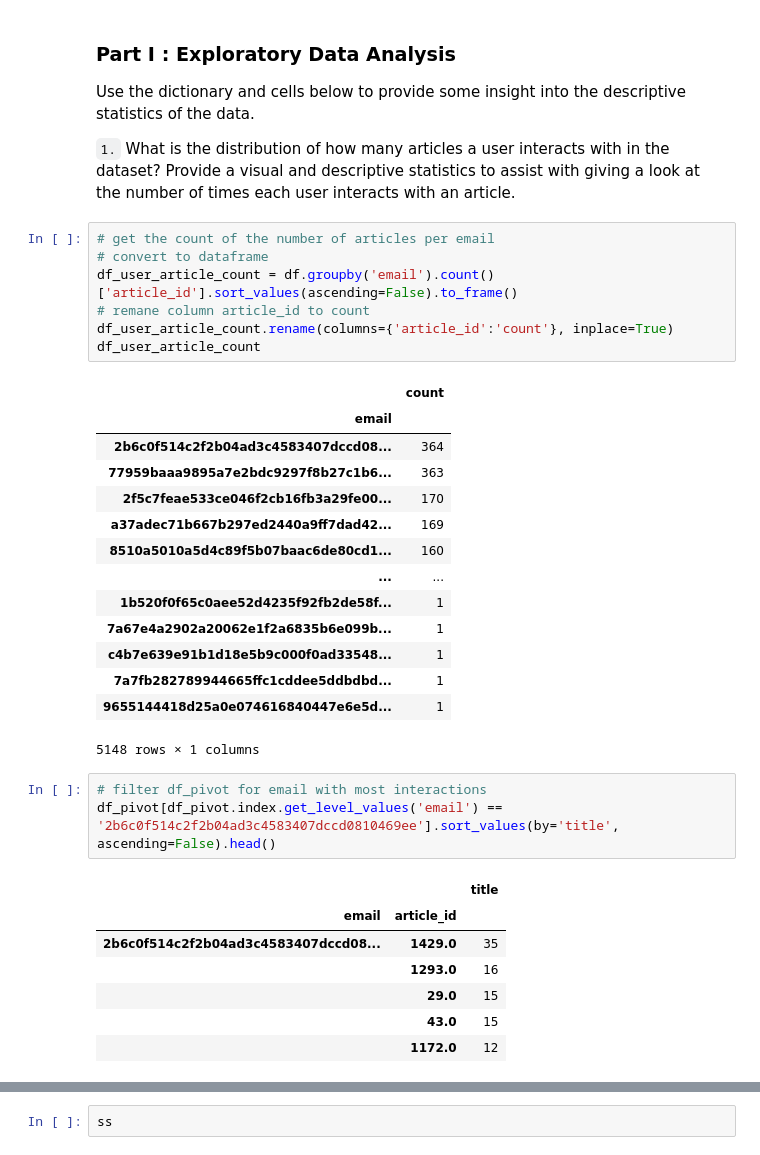
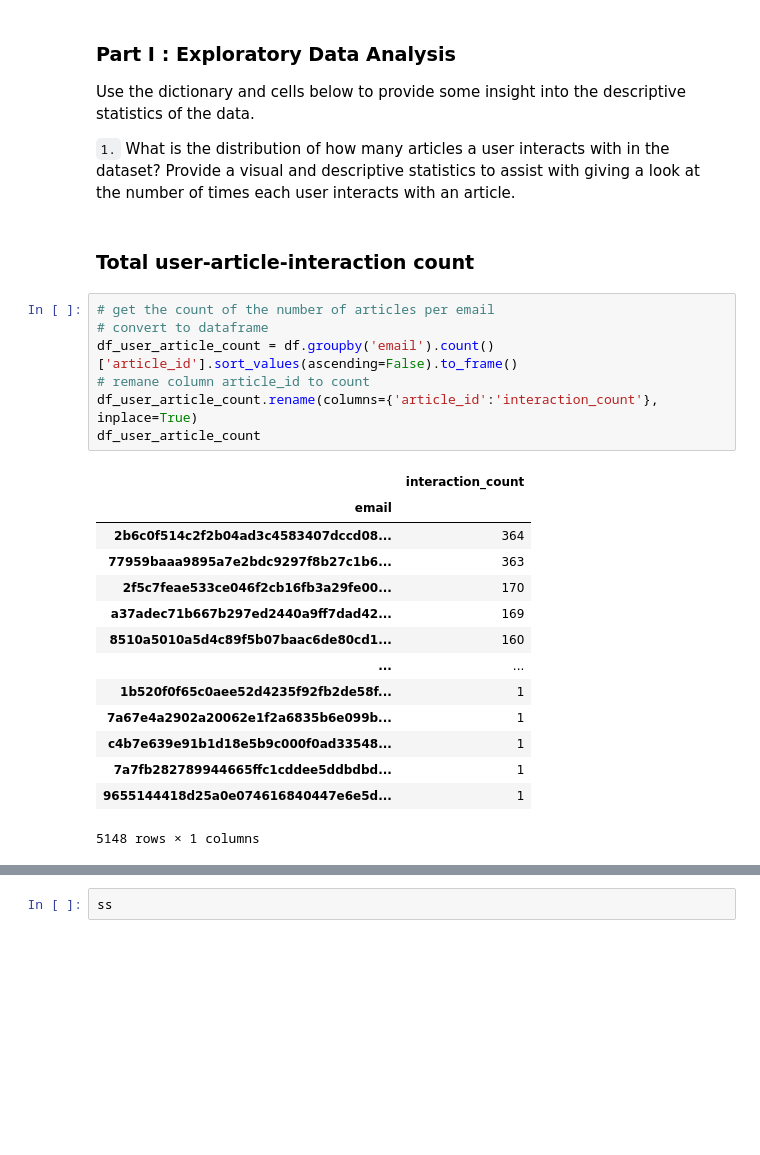
Before and after one commit to hen-wg/udacity_recommendation_engine, a Jupyter notebook: Recommendations_with_IBM.ipynb, the cells around one changed output, grey strips where cells are left out. Cells and saved outputs as stored; diff of their text form; blank space fills up the shorter version.

```diff
--- a/Recommendations_with_IBM.ipynb
+++ b/Recommendations_with_IBM.ipynb
@@ -176,15 +187,17 @@ unique_ids[1:10]
 Use the dictionary and cells below to provide some insight into the descriptive statistics of the data.
 
 `1.` What is the distribution of how many articles a user interacts with in the dataset?  Provide a visual and descriptive statistics to assist with giving a look at the number of times each user interacts with an article.
+# %% [markdown]
+### Total user-article-interaction count
 # %%
 # get the count of the number of articles per email
 # convert to dataframe
 df_user_article_count = df.groupby('email').count()['article_id'].sort_values(ascending=False).to_frame()
 # remane column article_id to count
-df_user_article_count.rename(columns={'article_id':'count'}, inplace=True)
+df_user_article_count.rename(columns={'article_id':'interaction_count'}, inplace=True)
 df_user_article_count
 # %% [output]
-|  | count |
+|  | interaction_count |
 | email |  |
 | 2b6c0f514c2f2b04ad3c4583407dccd08... | 364 |
 | 77959baaa9895a7e2bdc9297f8b27c1b6... | 363 |
@@ -198,14 +211,3 @@ df_user_article_count
 | 7a7fb282789944665ffc1cddee5ddbdbd... | 1 |
 | 9655144418d25a0e074616840447e6e5d... | 1 |
 5148 rows × 1 columns
-# %%
-# filter df_pivot for email with most interactions
-df_pivot[df_pivot.index.get_level_values('email') == '2b6c0f514c2f2b04ad3c4583407dccd0810469ee'].sort_values(by='title', ascending=False).head()
-# %% [output]
-|  |  | title |
-| email | article_id |  |
-| 2b6c0f514c2f2b04ad3c4583407dccd08... | 1429.0 | 35 |
-|  | 1293.0 | 16 |
-|  | 29.0 | 15 |
-|  | 43.0 | 15 |
-|  | 1172.0 | 12 |
```
Also changed, not shown: parts of 21 cells of this notebook.
